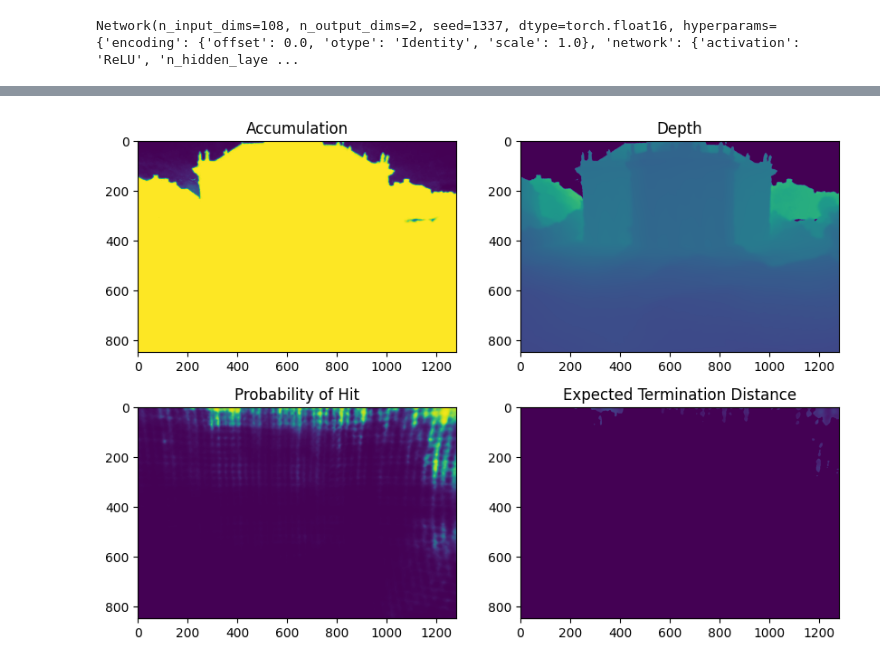
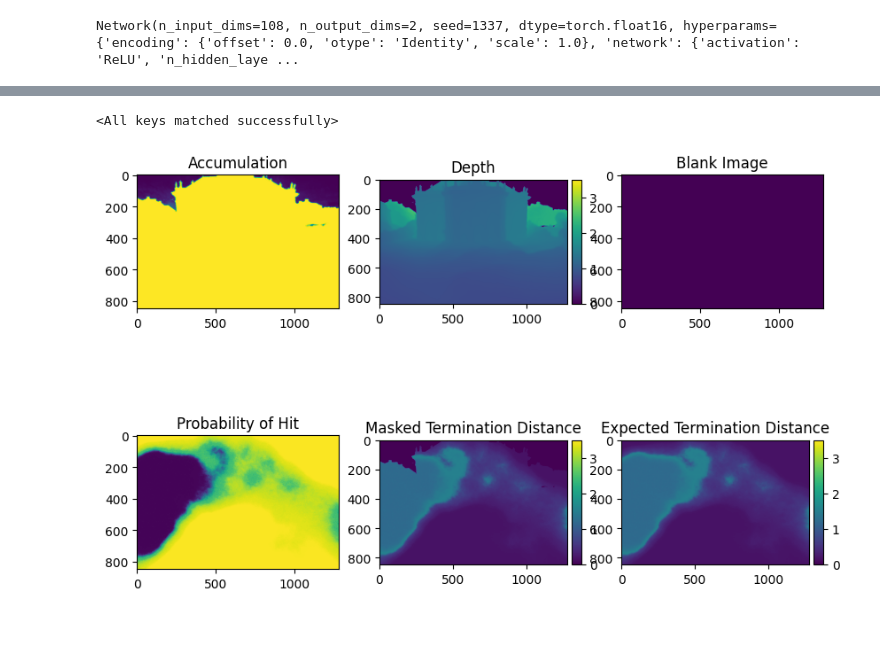
Before and after one commit to JADGardner/sdfstudio, a Jupyter notebook: notebooks/ddf.ipynb, the cells around one changed output, grey strips where cells are left out. Saved outputs shown, nothing was run; the diff lists cells and outputs as text; code cells hidden in the pictures; blank space fills up the shorter version.

```diff
--- a/notebooks/ddf.ipynb
+++ b/notebooks/ddf.ipynb
@@ -499,7 +499,7 @@ for i in tqdm.tqdm(range(epochs)):
 
     model_input = torch.cat([positions_batch, directions_batch], dim=-1) # [N, 3 + 3] = [N, 6]
 
-    output, _ = ddf(model_input) # [N, 2]
+    output = ddf(model_input) # [N, 2]
     output = output.type(torch.float32)
     expected_termination_dist = torch.relu(output[..., 0]) # [N]
     probability_of_hit = torch.sigmoid(output[..., 1]) # We want a probability between 0 and 1 [N]
@@ -567,7 +567,7 @@ with torch.no_grad():
   model_input = torch.cat([positions, directions, encoded_positions, encoded_directions], dim=-1) # [N, 3 + 3 + 16 + 16] = [N, 38]
   model_input = torch.cat([positions, directions], dim=-1) # [N, 3 + 3] = [N, 6]
 
-  output, _ = ddf(model_input) # [N, 2]
+  output = ddf(model_input) # [N, 2]
   output = output.type(torch.float32)
   expected_termination_dist = torch.relu(output[..., 0]) # [N]
   probability_of_hit = torch.sigmoid(output[..., 1]) # We want a probability between 0 and 1 [N]
@@ -663,3 +663,9 @@ ddf = tcnn.Network(
 ddf.to(device)
 # %% [output]
 Network(n_input_dims=108, n_output_dims=2, seed=1337, dtype=torch.float16, hyperparams={'encoding': {'offset': 0.0, 'otype': 'Identity', 'scale': 1.0}, 'network': {'activation': 'ReLU', 'n_hidden_laye ...
+# %%
+from notebooks.siren import Siren
+
+ddf = Siren(in_features=6, hidden_features=512, hidden_layers=6, out_features=2, outermost_linear=True, first_omega_0=30, hidden_omega_0=30)
+
+ddf.to(device)
@@ -744,34 +778,80 @@ Find logs at: ./wandb/run-20230424_183934-1tn301oo/logs
+# %%
+# load model from latest wandb checkpoint
+step = 15000
+wandb_dir = os.path.join("/workspaces/sdfstudio/wandb/latest-run/files", f"ddf_step_{step}.pt")
+ddf.load_state_dict(torch.load(wandb_dir))
+# %% [output]
+<All keys matched successfully>
 # %%
+from mpl_toolkits.axes_grid1 import make_axes_locatable
+
+# load data
+data = torch.load("notebooks/ddf_test_data/single_viewpoint_data.pt")
+H, W = data["H"], data["W"]
+
 with torch.no_grad():
   accumulation = data['accumulation'].reshape(H, W).cpu().detach().numpy()
   depth = (data['termination_dist'] * (data['accumulation'] > 0.7).float()).reshape(H, W).cpu().detach().numpy()
 
   # plot everything in the same figure
-  fig, ax = plt.subplots(2, 2, figsize=(10, 7))
+  fig, ax = plt.subplots(2, 3, figsize=(10, 7))
   # first row is accumulation, rgb, depth
   im1 = ax[0, 0].imshow(accumulation, vmin=0, vmax=1)
   im2 = ax[0, 1].imshow(depth, vmin=0, vmax=3.5)
+  # plot blank figure
+  im3 = ax[0, 2].imshow(np.zeros((H, W)))
+
+
+  # include colorbar next to im3 that is the same size as im3
+  # include colorbars next to im2 and im3 that are same size as im2 and im3
+  # Create a custom divider for the colorbar next to im2
+  # Create a custom divider for the colorbar next to im3
+  divider1 = make_axes_locatable(ax[0, 1])
+  cax1 = divider1.append_axes("right", size="5%", pad=0.05)
+
+  # Create the colorbars with the custom dividers
+  fig.colorbar(im2, cax=cax1)
+
   # add titles to the first row
   ax[0, 0].set_title("Accumulation")
   ax[0, 1].set_title("Depth")
+  ax[0, 2].set_title("Blank Image")
 
   positions = data['positions']
   directions = data['directions']
 
-  encoded_positions = position_encoding(positions) # [N, 16]
-  encoded_directions = direction_encoding(directions) # [N, 16]
-  model_input = torch.cat([positions, directions, encoded_positions, encoded_directions], dim=-1) # [N, 3 + 3 + 16 + 16] = [N, 38]
+  # encoded_positions = position_encoding(positions) # [N, 16]
+  # encoded_directions = direction_encoding(directions) # [N, 16]
+  # model_input = torch.cat([positions, directions, encoded_positions, encoded_directions], dim=-1) # [N, 3 + 3 + 16 + 16] = [N, 38]
 
-  output = ddf(model_input).type(torch.float32) # [N, 2]
+  model_input = torch.cat([positions, directions], dim=-1) # [N, 3 + 3] = [N, 6]
+
+  output = ddf(model_input) # [N, 2]
+  output = output.type(torch.float32)
   expected_termination_dist = torch.relu(output[..., 0]) # [N]
   probability_of_hit = torch.sigmoid(output[..., 1]) # We want a probability between 0 and 1 [N]
 
   # second row is probability of hit, blank image and expected termination distance
   im1 = ax[1, 0].imshow(probability_of_hit.reshape(H, W).cpu().detach().numpy(), vmin=0, vmax=1)
-  im2 = ax[1, 1].imshow((expected_termination_dist * (probability_of_hit > 0.7).float()).reshape(H, W).cpu().detach().numpy(), vmin=0, vmax=3.5)
+  im2 = ax[1, 1].imshow((expected_termination_dist * (data['accumulation'] > 0.7).float()).reshape(H, W).cpu().detach().numpy(), vmin=0, vmax=3.5)
+  im3 = ax[1, 2].imshow(expected_termination_dist.reshape(H, W).cpu().detach().numpy(), vmin=0, vmax=3.5)
+
+  # include colorbars next to im2 and im3 that are same size as im2 and im3
+  # Create a custom divider for the colorbar next to im2
+  divider2 = make_axes_locatable(ax[1, 1])
+  cax2 = divider2.append_axes("right", size="5%", pad=0.05)
+
+  # Create a custom divider for the colorbar next to im3
+  divider3 = make_axes_locatable(ax[1, 2])
+  cax3 = divider3.append_axes("right", size="5%", pad=0.05)
+
+  # Create the colorbars with the custom dividers
+  fig.colorbar(im2, cax=cax2)
+  fig.colorbar(im3, cax=cax3)
 
   # add titles to the second row
   ax[1, 0].set_title("Probability of Hit")
-  ax[1, 1].set_title("Expected Termination Distance")
+  ax[1, 1].set_title("Masked Termination Distance")
+  ax[1, 2].set_title("Expected Termination Distance")
 # %% [output]
-[figure, old version]
+[figure, new version]
```
Also changed, not shown: parts of 11 cells of this notebook, 1 other file.
